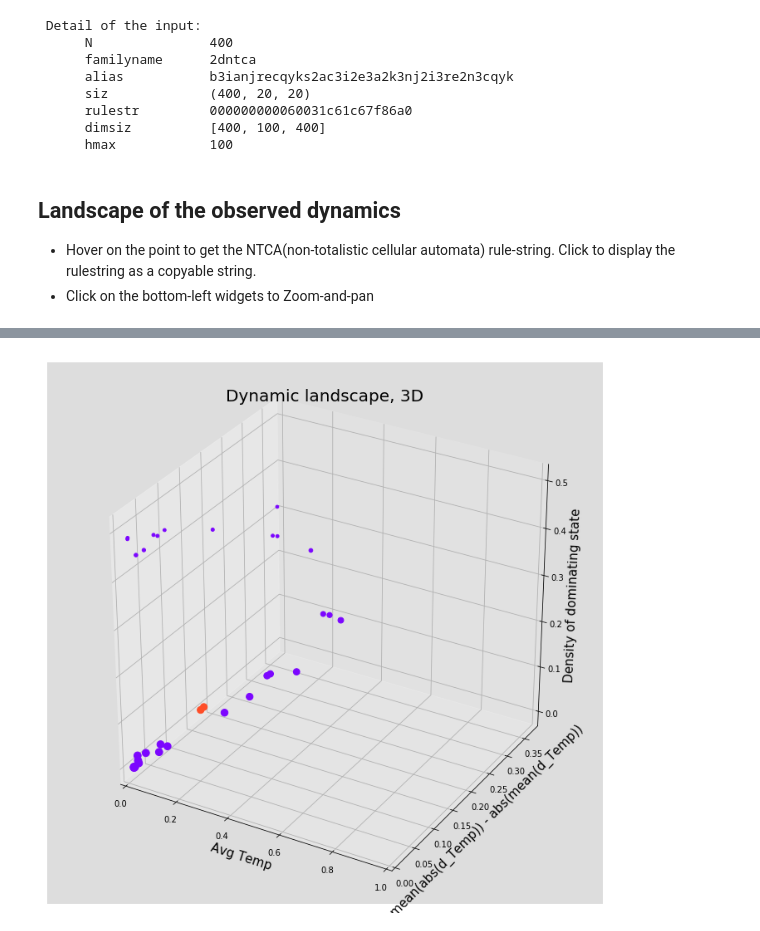
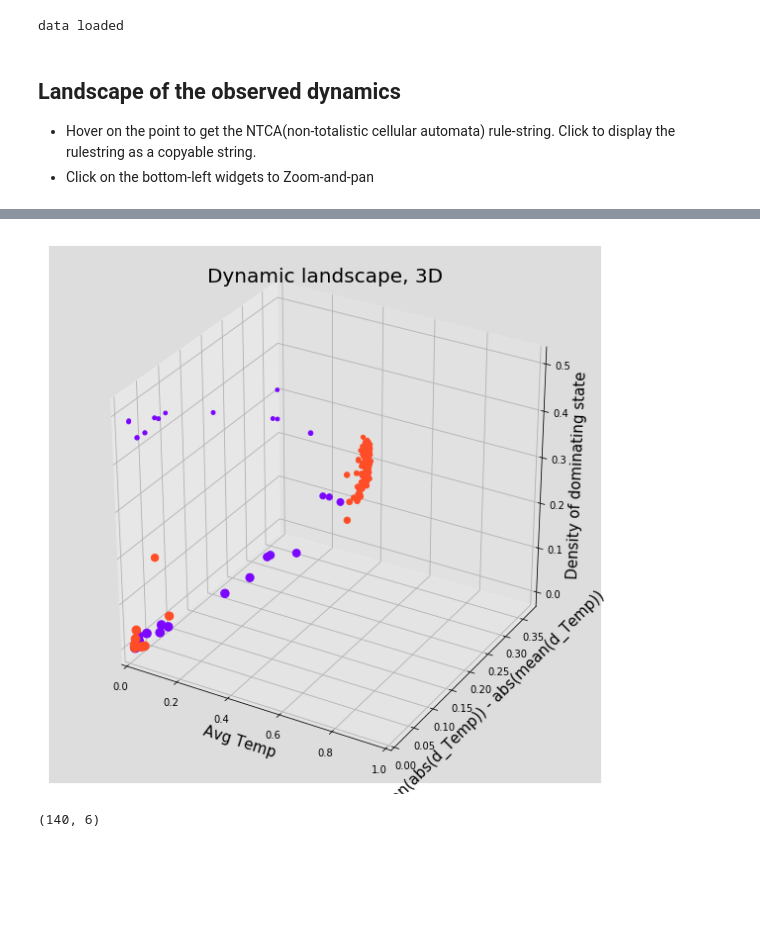
Before and after one commit to shouldsee/calc_temp, a Jupyter notebook: calc_temp.ipynb, the cells around one changed output, grey strips where cells are left out. Cells and saved outputs as stored; diff of their text form; code cells hidden in the pictures; blank space fills up the shorter version.

```diff
--- a/calc_temp.ipynb
+++ b/calc_temp.ipynb
@@ -109,16 +131,35 @@ print('data is succesfully generated at {:d} replicates'.format(repeat))
-# %%
-print('\n Detail of the input:')
-for k,v in ca1.__dict__.items():
-    if not callable(v):
-#         print(k+str(v).ljust(-10))
-        print("{:5} {:<15} {:<10}".format('',k, str(v)))
-# %% [output]
- Detail of the input:
-      N               400
-      familyname      2dntca
-      alias           b3ianjrecqyks2ac3i2e3a2k3nj2i3re2n3cqyk
-      siz             (400, 20, 20)
-      rulestr         000000000060031c61c67f86a0
-      dimsiz          [400, 100, 400]
-      hmax            100
+# %%
+# #test
+# ca1=CA_sys('2dntca',input_rulestr,[600,100,400]);
+# ca1.rulestr2alias();
+# s=measure_temperature(ca1,hdist);
+# output_data=[];
+from os import environ
+# environ['query']='result_count0.csv'
+try:
+    query = environ['query'];
+    if query[-4:]=='.csv':
+        query_type = 'csv';
+    else:
+        query_type = 'rulestr';
+        familyname, input_rulestr = query.split('_');
+except:
+#     familynam
+    query='2dntca_000000000060031c61c67f86a0';
+    query_type = 'rulestr'
+    familyname, input_rulestr = query.split('_');
+    print('fail to fetch query, using default rule, B3/S23 \n' +
+    'example query'+query);
+    ## Using B3/S23 as example
+# %%
+
+if query_type == 'csv':
+#     sample_dat, log =
+    sample_data, dat=csv2dat(query);
+    print('data loaded')
+if query_type == 'rulestr':
+    sample_data, dat= profile([input_rulestr])
+    print('data generated')
+# %% [output]
+data loaded
 # %%
@@ -146,32 +187,42 @@ import numpy as np
 * Hover on the point to get the NTCA(non-totalistic cellular automata) rule-string. Click to display the rulestring as a copyable string.
 * Click on the bottom-left widgets to Zoom-and-pan
 # %%
+### Plotting sample_data
+
 %matplotlib inline
 # mpld3.enable_notebook()
 from graphics import *
 fig, ax = plt.subplots(subplot_kw=dict(axisbg='#DDDDDD'
 #                                        ,projection='3d'
                                       ))
-fig.set_size_inches([8,4])
+fig.set_size_inches([6,6])
+
 ax.grid(color='white', linestyle='solid')
 ax.set_ylim(0,0.38)
 ax.set_xlim(0,1)
 
 fig2,ax2=plt.subplots(subplot_kw=dict(axisbg='#DDDDDD'
                                        ,projection='3d'
                                       ))
-fig2.set_size_inches([12,12])
+fig2.set_size_inches([10,10])
 # fig2.subplots_adjust(left=0.2, right=0.8, top=0.9, bottom=0.3)
 
 ax2.grid(color='white', linestyle='solid')
 ax2.set_ylim(0,0.38)
 ax2.set_xlim(0,1)
 
-make_figure((fig,ax,fig2,ax2),sample_data)
+fig,ax,fig2,ax2 = make_figure((fig,ax,fig2,ax2),sample_data)
+fig.set_size_inches([7,7])
 mpld3.display(fig)
 # %% [output]
 [interactive output not drawn]
-[figure, old version]
+[figure, new version]
+# %%
+import numpy as np
+
+sum(float(x)>0.3 for x in list(sample_data[:,3]))/sample_data.shape[0]
+# %% [output]
+(140, 6)
 # %%
 # len(ntca_list)
 # .shape
```
Also changed, not shown: parts of 6 cells of this notebook, 30 other files.
